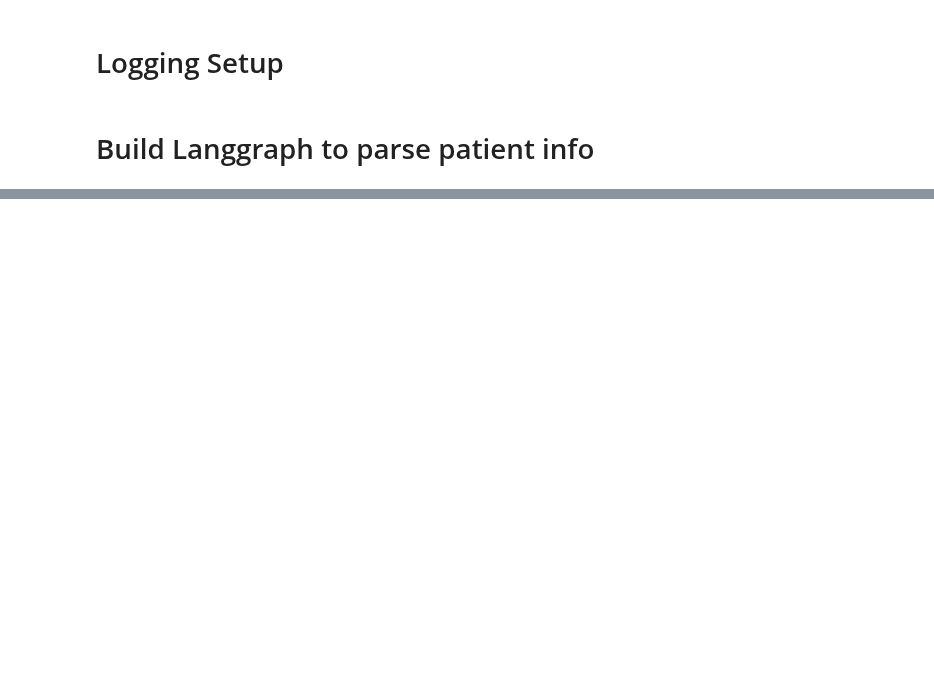
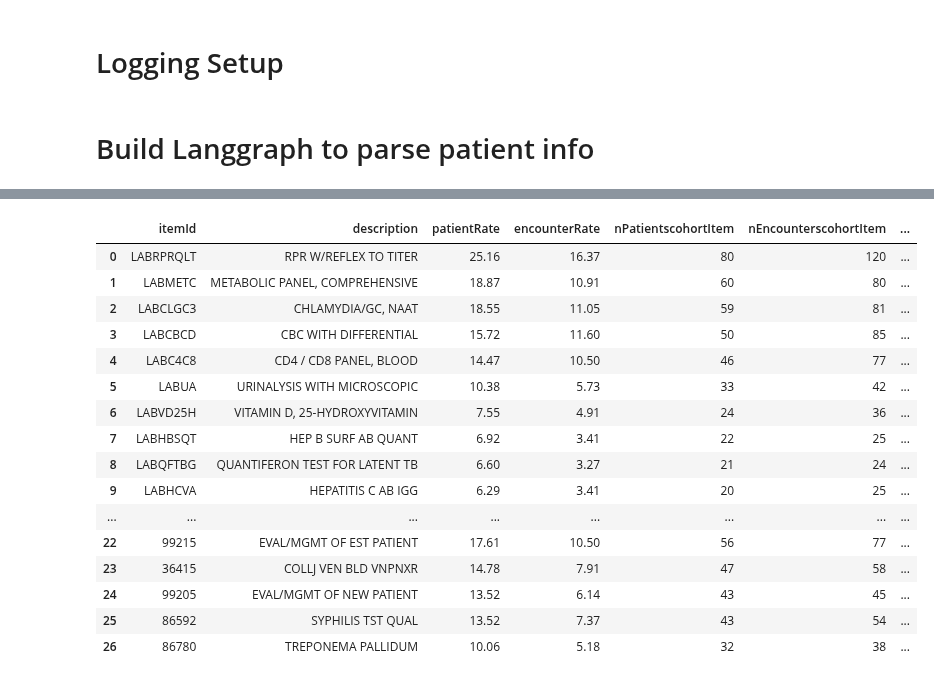
Before and after one commit to HealthRex/CDSS, a Jupyter notebook: scripts/eConsult/Recommender/phase_1/Notebook/phase_1_updated.ipynb, the cells around one changed output, grey strips where cells are left out. Saved outputs shown, nothing was run; the diff lists cells and outputs as text; code cells hidden in the pictures; blank space fills up the shorter version.

Commit message:
added procedure tables and experimented with real data

```diff
--- a/scripts/eConsult/Recommender/phase_1/Notebook/phase_1_updated.ipynb
+++ b/scripts/eConsult/Recommender/phase_1/Notebook/phase_1_updated.ipynb
@@ -444,7 +416,7 @@ def create_clinical_graph() -> StateGraph:
     return workflow.compile()
 # %%
 # Example usage
-def process_clinical_case(clinical_question: str, clinical_notes: str, icd10_codes_df: pd.DataFrame) -> dict:
+def process_clinical_case(clinical_question: str, clinical_notes: str, icd10_codes_df: pd.DataFrame, MAX_RETRIES = 10) -> dict:
     # Create the graph
     """Process a clinical case through the workflow."""
     logging.info(f"\n{'='*50}")
@@ -452,7 +424,7 @@ def process_clinical_case(clinical_question: str, clinical_notes: str, icd10_cod
     logging.info(f"Clinical Question: {clinical_question}")
     logging.info(f"Clinical Notes: {clinical_notes}")
     logging.info(f"{'='*50}\n")
-    graph = create_clinical_graph()
+    graph = create_clinical_graph(MAX_RETRIES)
 
     # Initialize state
     initial_state = {
@@ -464,7 +436,7 @@ def process_clinical_case(clinical_question: str, clinical_notes: str, icd10_cod
         "icd10_code": None,
         "rationale": None,
         "error": None,
-        "retry_count": 1,
+        "retry_count": 0,
         "stopped": False
     }
     # print("Initial state:", initial_state)  # Debug print
@@ -472,7 +444,6 @@ def process_clinical_case(clinical_question: str, clinical_notes: str, icd10_cod
     # Run the graph
     config = {"recursion_limit": 100}  # Increase from default 25 to 100
     result = graph.invoke(initial_state, config=config)
-    result = graph.invoke(initial_state)
     clean_result = {
         "patient_age": result.get("patient_age"),
         "patient_gender": result.get("patient_gender"),
@@ -495,16 +466,8 @@ def process_clinical_case(clinical_question: str, clinical_notes: str, icd10_cod
 
 # clinical_notes = "47-year-old male with no significant past medical history presents with 3-month history of epigastric discomfort, early satiety, and unintentional 10 lb weight loss. Denies NSAID use, alcohol, or overt GI bleeding. Labs show iron deficiency anemia (Hgb 10.5, MCV 74, ferritin 12). Physical exam unremarkable. Concern for peptic ulcer disease or less likely gastric cancer. Seeking input on need for upper endoscopy."
 # Process the case
-clinical_question = "In a patient with persistent fever, night sweats, and weight loss despite broad-spectrum antibiotics, could this represent disseminated mycobacterial infection or an atypical fungal process, and what diagnostic workup is indicated?"
-
-clinical_notes = (
-    "52‑year‑old female with rheumatoid arthritis on methotrexate and low‑dose prednisone presents with "
-    "6‑week history of daily fevers up to 102°F, drenching night sweats, and a 12‑lb unintentional weight loss. "
-    "Initial blood cultures and chest X‑ray were unrevealing. She denies cough, dyspnea, or focal pain. "
-    "Lab results show mild anemia (Hgb 11.2), elevated ESR (85 mm/hr), and CRP (12 mg/dL). "
-    "CT chest/abdomen reveals multiple small pulmonary nodules and hepatosplenic lesions. "
-    "Concern for disseminated non‑tuberculous mycobacteria vs. histoplasmosis. Input on biopsy site selection and empiric therapy is requested."
-)
-result = process_clinical_case(clinical_question, clinical_notes, top_200_icd10_codes_cleaned)
+clinical_question = eConsult_question["Question"].iloc[2]
+clinical_notes = eConsult_question["Summary"].iloc[2]
+result = process_clinical_case(clinical_question, clinical_notes, top_icd10_codes_cleaned[["icd10"]])
 print(json.dumps(result, indent=2))
 # %% [output]
@@ -689,0 +542,3 @@ api.get_orders(
+# %%
+result_new = result.copy()
+result_new["patient_gender"] = None
@@ -689,0 +555,4 @@ api.get_orders(
+# %%
+orders = api.get_orders(
+    params=result_new
+)
@@ -689,0 +569,20 @@ api.get_orders(
+# %%
+orders
+# %% [output]
+|  | itemId | description | patientRate | encounterRate | nPatientscohortItem | nEncounterscohortItem | ... |
+| 0 | LABRPRQLT | RPR W/REFLEX TO TITER | 25.16 | 16.37 | 80 | 120 | ... |
+| 1 | LABMETC | METABOLIC PANEL, COMPREHENSIVE | 18.87 | 10.91 | 60 | 80 | ... |
+| 2 | LABCLGC3 | CHLAMYDIA/GC, NAAT | 18.55 | 11.05 | 59 | 81 | ... |
+| 3 | LABCBCD | CBC WITH DIFFERENTIAL | 15.72 | 11.60 | 50 | 85 | ... |
+| 4 | LABC4C8 | CD4 / CD8 PANEL, BLOOD | 14.47 | 10.50 | 46 | 77 | ... |
+| 5 | LABUA | URINALYSIS WITH MICROSCOPIC | 10.38 | 5.73 | 33 | 42 | ... |
+| 6 | LABVD25H | VITAMIN D, 25-HYDROXYVITAMIN | 7.55 | 4.91 | 24 | 36 | ... |
+| 7 | LABHBSQT | HEP B SURF AB QUANT | 6.92 | 3.41 | 22 | 25 | ... |
+| 8 | LABQFTBG | QUANTIFERON TEST FOR LATENT TB | 6.60 | 3.27 | 21 | 24 | ... |
+| 9 | LABHCVA | HEPATITIS C AB IGG | 6.29 | 3.41 | 20 | 25 | ... |
+| ... | ... | ... | ... | ... | ... | ... | ... |
+| 22 | 99215 | EVAL/MGMT OF EST PATIENT | 17.61 | 10.50 | 56 | 77 | ... |
+| 23 | 36415 | COLLJ VEN BLD VNPNXR | 14.78 | 7.91 | 47 | 58 | ... |
+| 24 | 99205 | EVAL/MGMT OF NEW PATIENT | 13.52 | 6.14 | 43 | 45 | ... |
+| 25 | 86592 | SYPHILIS TST QUAL | 13.52 | 7.37 | 43 | 54 | ... |
+| 26 | 86780 | TREPONEMA PALLIDUM | 10.06 | 5.18 | 32 | 38 | ... |
```
Also changed, not shown: parts of 24 cells of this notebook, 6 other files.
